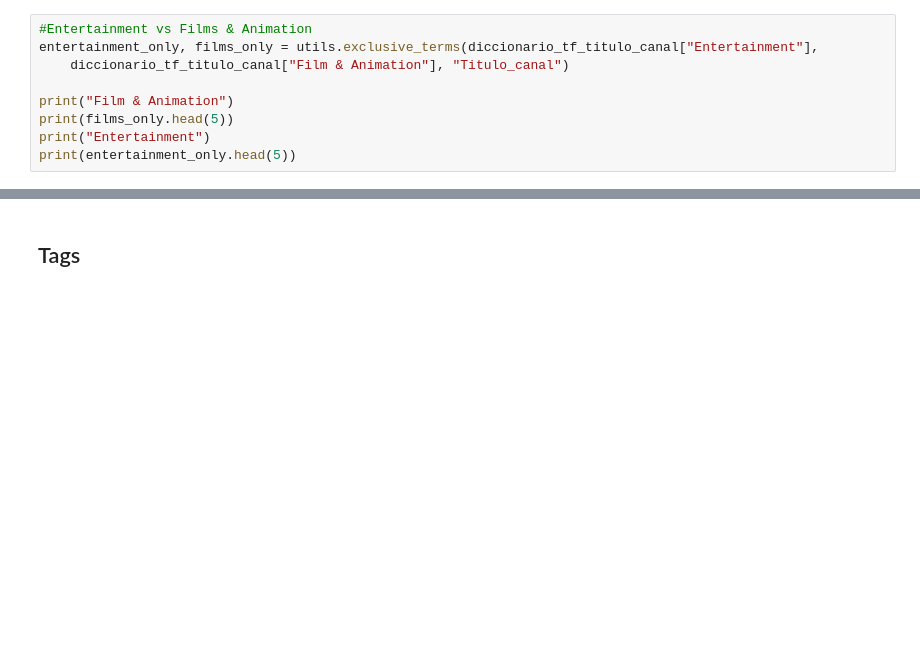
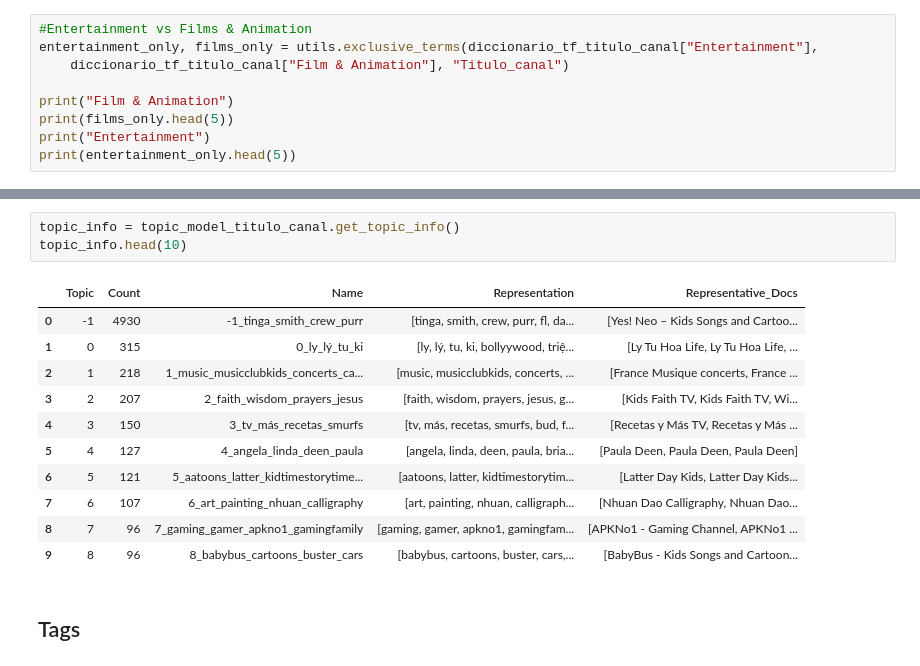
Before and after one commit to UCM-GIDIA-PD1/c2526-R1, a Jupyter notebook: src/analisis_generos_proceso.ipynb, the cells around one changed output, grey strips where cells are left out. Cells and saved outputs as stored; diff of their text form; blank space fills up the shorter version.

```diff
--- a/src/analisis_generos_proceso.ipynb
+++ b/src/analisis_generos_proceso.ipynb
@@ -350,3 +393,18 @@ plt.show()
+# %%
+topic_info = topic_model_titulo_canal.get_topic_info()
+topic_info.head(10)
+# %% [output]
+|  | Topic | Count | Name | Representation | Representative_Docs |
+| 0 | -1 | 4930 | -1_tinga_smith_crew_purr | [tinga, smith, crew, purr, fl, da... | [Yes! Neo – Kids Songs and Cartoo... |
+| 1 | 0 | 315 | 0_ly_lý_tu_ki | [ly, lý, tu, ki, bollyywood, triệ... | [Ly Tu Hoa Life, Ly Tu Hoa Life, ... |
+| 2 | 1 | 218 | 1_music_musicclubkids_concerts_ca... | [music, musicclubkids, concerts, ... | [France Musique concerts, France ... |
+| 3 | 2 | 207 | 2_faith_wisdom_prayers_jesus | [faith, wisdom, prayers, jesus, g... | [Kids Faith TV, Kids Faith TV, Wi... |
+| 4 | 3 | 150 | 3_tv_más_recetas_smurfs | [tv, más, recetas, smurfs, bud, f... | [Recetas y Más TV, Recetas y Más ... |
+| 5 | 4 | 127 | 4_angela_linda_deen_paula | [angela, linda, deen, paula, bria... | [Paula Deen, Paula Deen, Paula Deen] |
+| 6 | 5 | 121 | 5_aatoons_latter_kidtimestorytime... | [aatoons, latter, kidtimestorytim... | [Latter Day Kids, Latter Day Kids... |
+| 7 | 6 | 107 | 6_art_painting_nhuan_calligraphy | [art, painting, nhuan, calligraph... | [Nhuan Dao Calligraphy, Nhuan Dao... |
+| 8 | 7 | 96 | 7_gaming_gamer_apkno1_gamingfamily | [gaming, gamer, apkno1, gamingfam... | [APKNo1 - Gaming Channel, APKNo1 ... |
+| 9 | 8 | 96 | 8_babybus_cartoons_buster_cars | [babybus, cartoons, buster, cars,... | [BabyBus - Kids Songs and Cartoon... |
 # %% [markdown]
 ## Tags
 # %%
```
Also changed, not shown: parts of 15 cells of this notebook, 1 other file.
